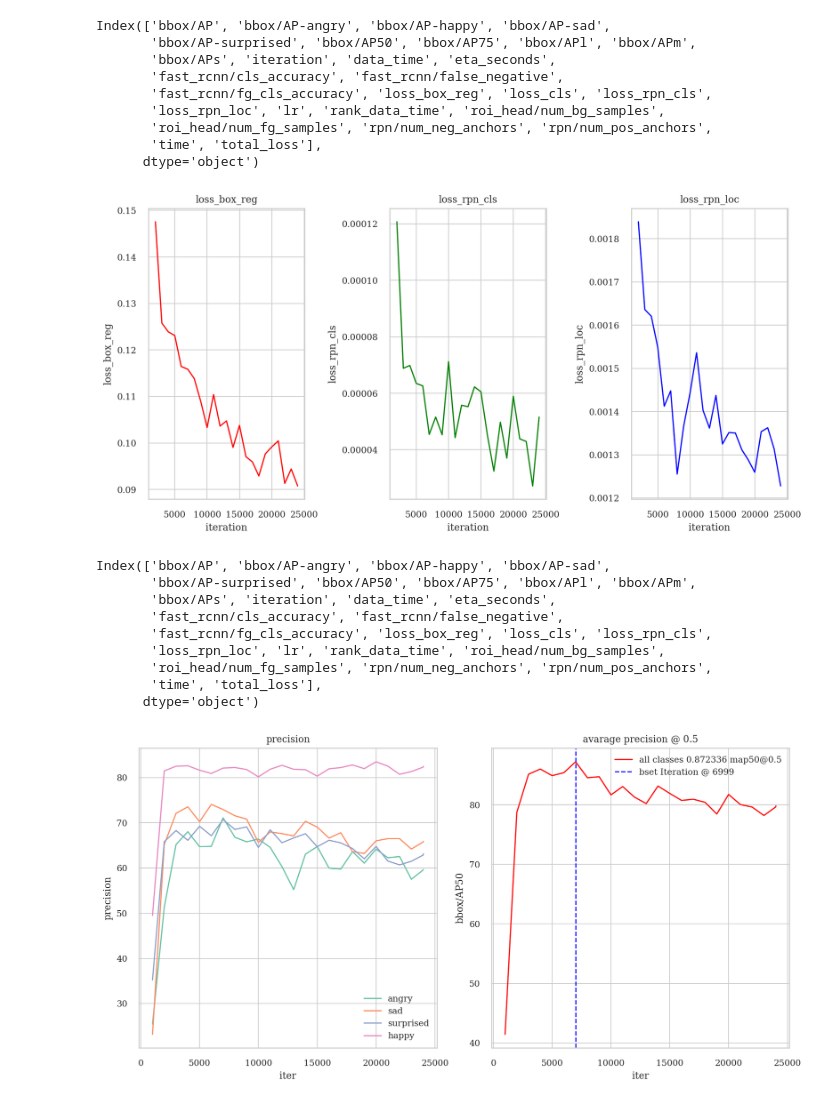
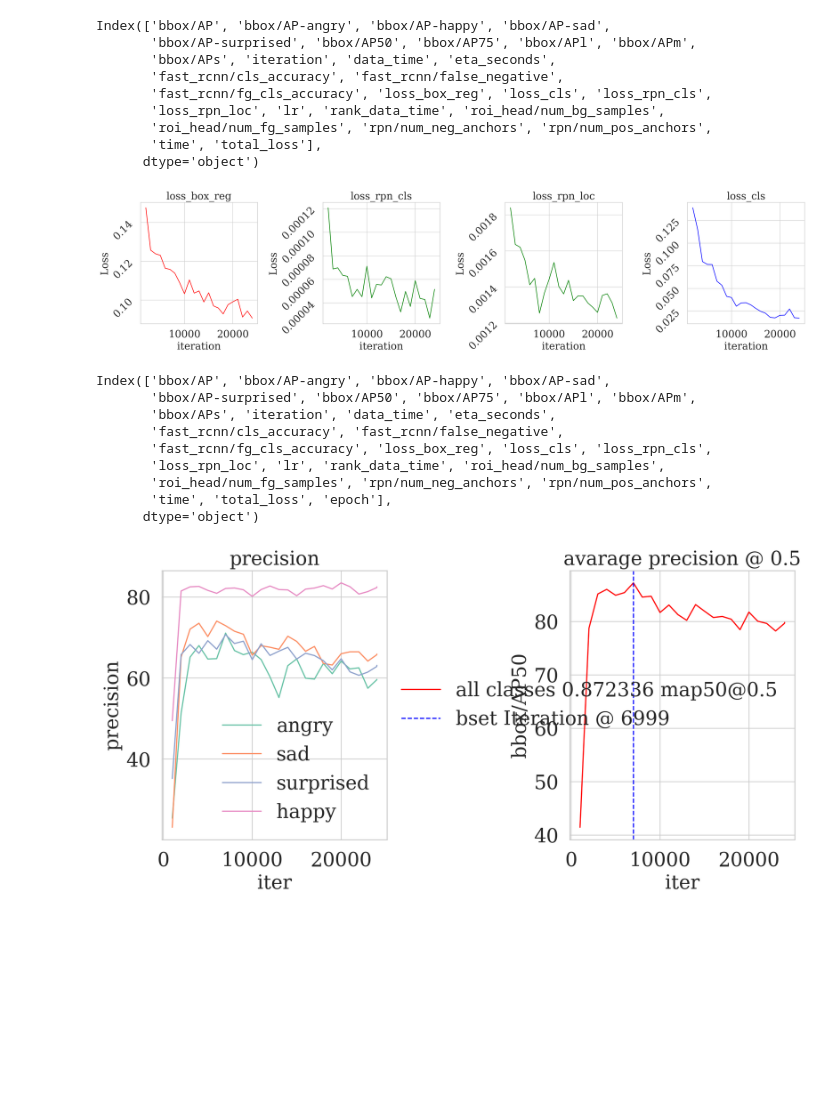
Before and after one commit to crazy2894/project_3_git, a Jupyter notebook: code_metric_check/r-cnn_metrics.ipynb, the cells around one changed output. Drawn from its saved outputs; the diff is of its cells as text; code cells hidden in the pictures; blank space fills up the shorter version.

```diff
--- a/code_metric_check/r-cnn_metrics.ipynb
+++ b/code_metric_check/r-cnn_metrics.ipynb
@@ -40,8 +40,19 @@ validated_data = []
 for i in data:
     if 'bbox/AP' in i.keys():
         validated_data.append(i)
+
+training_follow = []
+for i in data:
+    if 'bbox/AP' not in i.keys():
+        training_follow.append(i)
 # %%
 valid_df = pd.DataFrame(validated_data)
+train_df = pd.DataFrame(training_follow)
+# %%
+same_cols =[]
+for i in  valid_df.columns:
+    if i in train_df.columns:
+        same_cols.append(i)
 # %%
 valid_df.columns
 # %% [output]
@@ -54,3 +65,7 @@ Index(['bbox/AP', 'bbox/AP-angry', 'bbox/AP-happy', 'bbox/AP-sad',
        'roi_head/num_fg_samples', 'rpn/num_neg_anchors', 'rpn/num_pos_anchors',
        'time', 'total_loss'],
       dtype='object')
+# %%
+# epoch 계산 , 배치 사이즈 16, 총 6000개의 데이터
+
+valid_df["epoch"] = valid_df["iteration"] / (6000 / 16)
@@ -57,26 +76,44 @@ Index(['bbox/AP', 'bbox/AP-angry', 'bbox/AP-happy', 'bbox/AP-sad',
 # %%
 # 상자 loss graph
 # colums = ['loss_box_reg','loss_rpn_cls' ,'loss_rpn_loc']
 # loss_box_reg: 박스 회귀 손실 (Box Regression Loss)
 #   모델이 예측한 박스와 실제 박스 간의 차이를 측정
 # loss_rpn_cls: RPN (Region Proposal Network)에서의 클래스 손실
 #   RPN이 제안한 지역의 클래스 예측 오류를 측정
 #   이 손실은 박스 위치와 관련이 있다.
 #   특히 RPN이 제안한 박스의 정확성을 평가하는 데 사용
 # loss_rpn_loc: RPN에서의 위치 손실
 #   제안한 지역의 위치와 실제 위치 간의 차이를 측정
 #   이 손실은 박스의 정확한 위치를 예측하는 데 중요
-fig, ax = plt.subplots(1, 3, figsize=(10, 5))
+import matplotlib.ticker as ticker
+
+# Set global font size to 20
+plt.rc('font', size=20)  # Controls default text sizes
+plt.rc('axes', titlesize=20)  # Fontsize of the title
+plt.rc('axes', labelsize=20)  # Fontsize of the x and y labels
+plt.rc('xtick', labelsize=20)  # Fontsize of the x tick labels
+plt.rc('ytick', labelsize=20)  # Fontsize of the y tick labels
+plt.rc('legend', fontsize=20)  # Fontsize of the legend
+plt.rc('figure', titlesize=20)  # Fontsize of the figure title
+
+fig, ax = plt.subplots(1, 4, figsize=(20, 5))
 ax.flatten()
-for i, p, c in zip(['loss_box_reg','loss_rpn_cls', 'loss_rpn_loc'], ax, ['r', 'g', 'b']):
-    sns.lineplot(data=valid_df, x='iteration', y=f'{i}', color=c,ax=p)
+for i, p, c in zip(['loss_box_reg','loss_rpn_cls', 'loss_rpn_loc', 'loss_cls'], ax, ['r', 'g', 'g', 'b']):
+    sns.lineplot(data=valid_df[same_cols], x='iteration', y=f'{i}', color=c,ax=p)
     p.set_title(i)
+    if i == 'fast_rcnn/cls_accuracy':
+        p.set_ylabel('Accuracy')
+    else:
+        p.set_ylabel('Loss')
+    p.tick_params(axis='y', rotation=45)
+plt.subplots_adjust(hspace=20, wspace=20)  # Adjust horizontal and vertical space
+
 
 
 fig.tight_layout()
 fig.savefig('models/faster_rcnn_R_50_FPN_3x/metric_graphs/box_losses.png', dpi=300)
 # %% [output]
-[figure, old version]
+[figure, new version]
 # %%
 valid_df.columns
 # %% [output]
@@ -87,7 +124,7 @@ Index(['bbox/AP', 'bbox/AP-angry', 'bbox/AP-happy', 'bbox/AP-sad',
        'fast_rcnn/fg_cls_accuracy', 'loss_box_reg', 'loss_cls', 'loss_rpn_cls',
        'loss_rpn_loc', 'lr', 'rank_data_time', 'roi_head/num_bg_samples',
        'roi_head/num_fg_samples', 'rpn/num_neg_anchors', 'rpn/num_pos_anchors',
-       'time', 'total_loss'],
+       'time', 'total_loss', 'epoch'],
       dtype='object')
 # %%
 # ap 최대
@@ -116,4 +153,4 @@ ax[1].set_title('avarage precision @ 0.5');
 
 fig.savefig('models/faster_rcnn_R_50_FPN_3x/metric_graphs/each_precision_ap.png', dpi=300)
 # %% [output]
-[figure, old version]
+[figure, new version]
```
Also changed, not shown: parts of 1 cell of this notebook, 10 other files.
